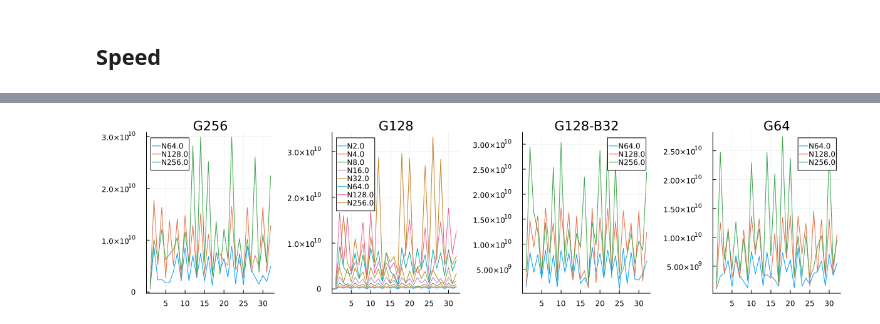
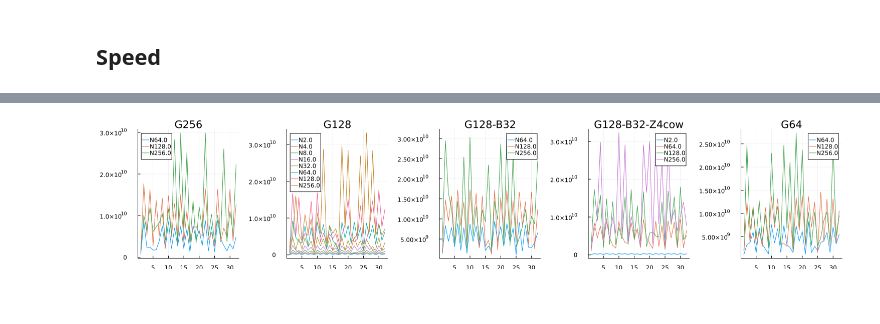
Before and after one commit to lwJi/ETK-Scaling-Tests, a Jupyter notebook: frontier/ipynb/magTOV-Levels7.ipynb, the cells around one changed output, grey strips where cells are left out. Cells and saved outputs as stored; diff of their text form; code cells hidden in the pictures; blank space fills up the shorter version.

```diff
--- a/frontier/ipynb/magTOV-Levels7.ipynb
+++ b/frontier/ipynb/magTOV-Levels7.ipynb
@@ -98,6 +98,9 @@ let patt_dirss = [
         ([
             (r"Z4c_L7_G128-N\d+-MPI\d+_r0000", "G128-B32"),
         ], "../data/magTOV/Levels7/Weak/Block32", :xcross),
+        ([
+            (r"Z4cow_L7_G128-N\d+-MPI\d+_r0000", "G128-B32-Z4cow"),
+        ], "../data/magTOV/Levels7/Weak/Block32", :star4),
         ([
             (r"Z4c_L7_G64-N\d+-MPI\d+_r0000", "G64"),
         ], "../data/magTOV/Levels7/Weak/Block8", :cross),
@@ -117,7 +120,7 @@ let patt_dirss = [
         end
     end
 
-    plt = plot(plts..., layout=(1,4), size=(1200, 300))
+    plt = plot(plts..., layout=(1,5), size=(1500, 300))
     display(plt)
 end
 # %% [output]
@@ -128,32 +131,35 @@ let patt_dirss = [
             (r"Z4c_L7_G256-N\d+-MPI\d+_r0000", "G256"),
         ], "../data/magTOV/Levels7/Weak/Block8", :cross),
         ([
             (r"Z4c_L7_G128-N\d+-MPI\d+_r0000", "G128"),
         ], "../data/magTOV/Levels7/Weak/Block8", :cross),
         ([
             (r"Z4c_L7_G128-N\d+-MPI\d+_r0000", "G128-B32"),
         ], "../data/magTOV/Levels7/Weak/Block32", :xcross),
+        ([
+            (r"Z4cow_L7_G128-N\d+-MPI\d+_r0000", "G128-B32-Z4cow"),
+        ], "../data/magTOV/Levels7/Weak/Block32", :star4),
         ([
             (r"Z4c_L7_G64-N\d+-MPI\d+_r0000", "G64"),
         ], "../data/magTOV/Levels7/Weak/Block8", :cross),
     ]
 
     #
     plts = []
     for (patterns, parent_dir, mark) in patt_dirss
         (vals, titles) = PltTools.LoadData.load_values(patterns, parent_dir; option="ZcsPerSecond")
         for (j, val) in enumerate(vals)
             (dats, labs) = val
             plt = plot(title=titles[j])
             for (i, dat) in enumerate(dats)
                 plot!(plt, dat[1], dat[4], label=labs[i])
             end
             push!(plts, plt)
         end
     end
 
-    plt = plot(plts..., layout=(1,4), size=(1200, 300))
+    plt = plot(plts..., layout=(1,5), size=(1500, 300))
     display(plt)
 end
 # %% [output]
-[figure, old version]
+[figure, new version]
```
Also changed, not shown: parts of 2 cells of this notebook.
